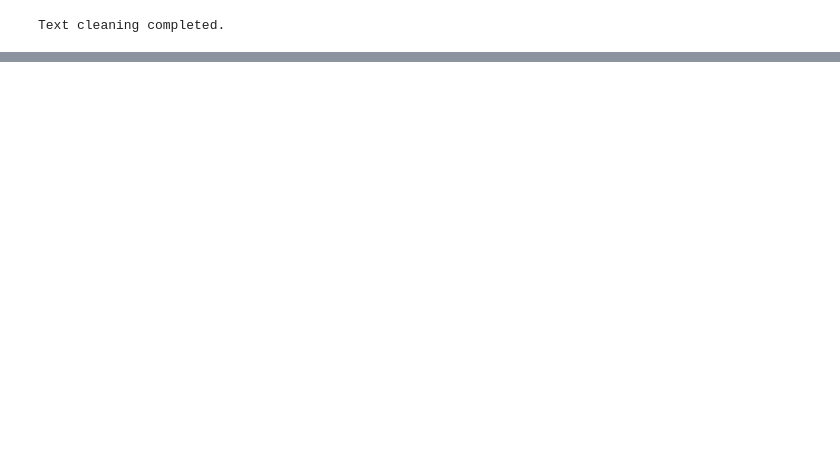
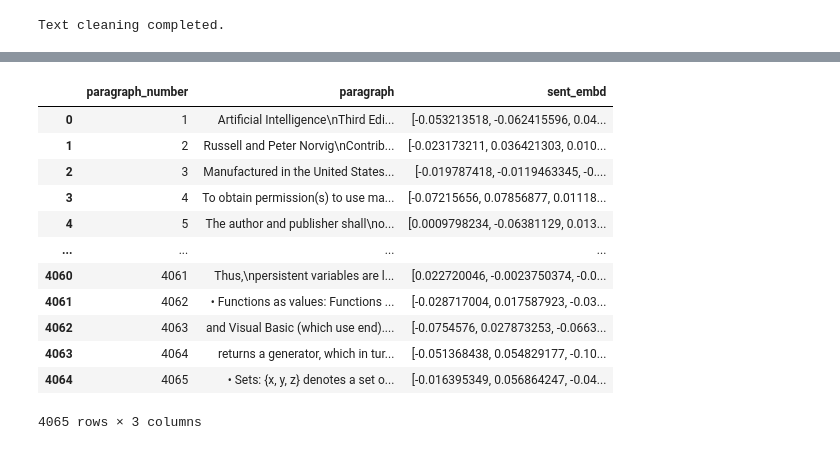
Before and after one commit to saurabhjnv93/Enigmatica, a Jupyter notebook: SCRAPING.ipynb, the cells around one changed output, grey strips where cells are left out. Saved outputs shown, nothing was run; the diff lists cells and outputs as text; code cells hidden in the pictures; blank space fills up the shorter version.

```diff
--- a/SCRAPING.ipynb
+++ b/SCRAPING.ipynb
@@ -176,5 +366,5 @@ def read_and_process_text_file(file_path):
         return None
 
 # Usage example
-file_path = 'cleaned_text.txt'  # Replace with your text file path
+file_path = '/home/saurabh/Desktop/Enigmatica /Enigmatica/cleaned_text_russell.txt'  # Replace with your text file path
 df = read_and_process_text_file(file_path)
@@ -180,0 +458,50 @@ df = read_and_process_text_file(file_path)
+# %%
+from sentence_transformers import SentenceTransformer
+
+def add_sentence_embeddings(df, text_column='paragraph', embedding_column='sent_embd', model_name='all-MiniLM-L6-v2'):
+    """
+    Adds sentence embeddings to a DataFrame.
+
+    Parameters:
+        df (pd.DataFrame): Input DataFrame containing text data.
+        text_column (str): The column name in the DataFrame containing text data.
+        embedding_column (str): The name of the new column to store embeddings.
+        model_name (str): Name of the pre-trained sentence transformer model.
+
+    Returns:
+        pd.DataFrame: Modified DataFrame with an additional column for embeddings.
+    """
+    try:
+        # Load the pre-trained sentence transformer model
+        model = SentenceTransformer(model_name)
+
+        # Check if the specified text column exists in the DataFrame
+        if text_column not in df.columns:
+            raise ValueError(f"Column '{text_column}' not found in DataFrame.")
+
+        # Generate embeddings and add them to a new column
+        df[embedding_column] = df[text_column].apply(lambda text: model.encode(text))
+
+        return df
+
+    except Exception as e:
+        print(f"An error occurred: {e}")
+        return None
+# %%
+modified_df = add_sentence_embeddings(df, text_column='paragraph', embedding_column='sent_embd', model_name='all-MiniLM-L6-v2')
+# %%
+modified_df
+# %% [output]
+|  | paragraph_number | paragraph | sent_embd |
+| 0 | 1 | Artiﬁcial Intelligence\nThird Edi... | [-0.053213518, -0.062415596, 0.04... |
+| 1 | 2 | Russell and Peter Norvig\nContrib... | [-0.023173211, 0.036421303, 0.010... |
+| 2 | 3 | Manufactured in the United States... | [-0.019787418, -0.0119463345, -0.... |
+| 3 | 4 | To obtain permission(s) to use ma... | [-0.07215656, 0.07856877, 0.01118... |
+| 4 | 5 | The author and publisher shall\no... | [0.0009798234, -0.06381129, 0.013... |
+| ... | ... | ... | ... |
+| 4060 | 4061 | Thus,\npersistent variables are l... | [0.022720046, -0.0023750374, -0.0... |
+| 4061 | 4062 | • Functions as values: Functions ... | [-0.028717004, 0.017587923, -0.03... |
+| 4062 | 4063 | and Visual Basic (which use end).... | [-0.0754576, 0.027873253, -0.0663... |
+| 4063 | 4064 | returns a generator, which in tur... | [-0.051368438, 0.054829177, -0.10... |
+| 4064 | 4065 | • Sets: {x, y, z} denotes a set o... | [-0.016395349, 0.056864247, -0.04... |
+4065 rows × 3 columns
```
Also changed, not shown: parts of 10 cells of this notebook, 7 other files.
